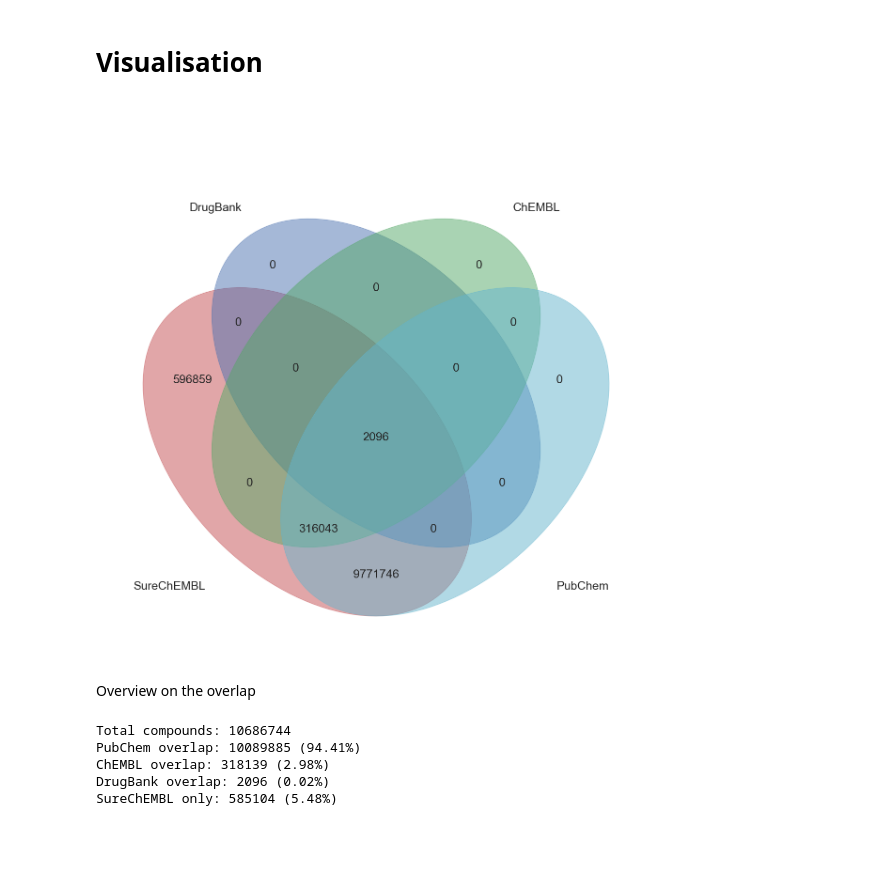
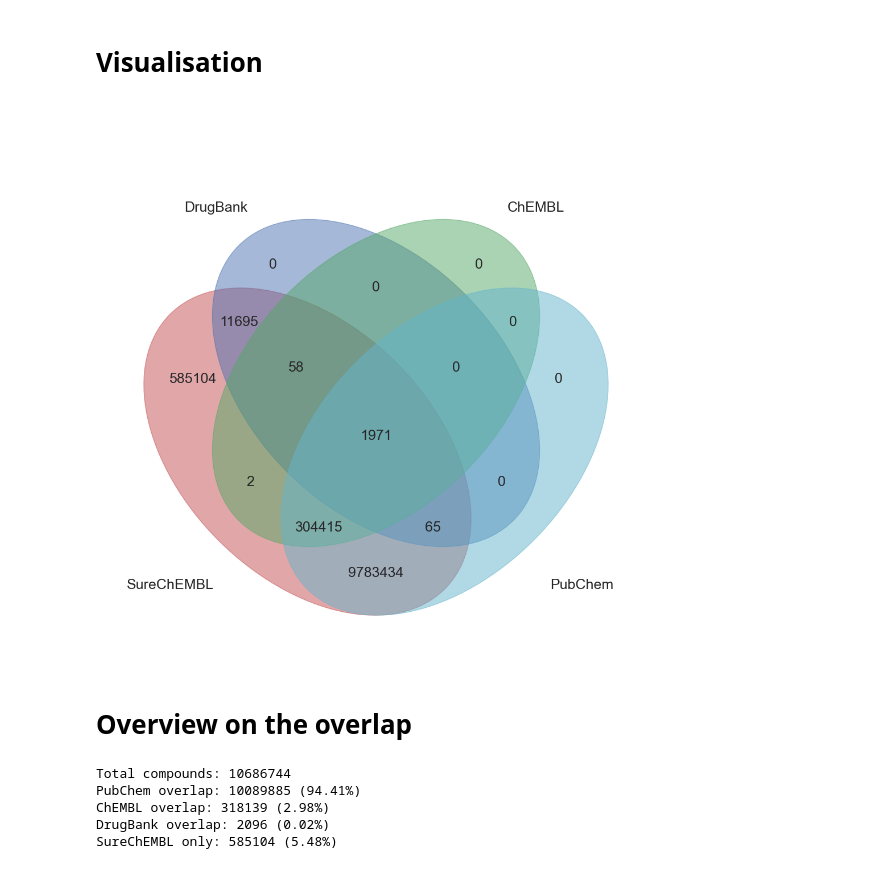
Before and after one commit to Fraunhofer-ITMP/patent-clinical-candidate-characteristics, a Jupyter notebook: notebooks/3_1_chemical_database_overlap.ipynb, the cells around one changed output. Drawn from its saved outputs; the diff is of its cells as text; code cells hidden in the pictures; blank space fills up the shorter version.

Commit message:
update figure 2

```diff
--- a/notebooks/3_1_chemical_database_overlap.ipynb
+++ b/notebooks/3_1_chemical_database_overlap.ipynb
@@ -13,7 +11,5 @@ import matplotlib.pyplot as plt
 
 from utils import venn4
-# %%
-sns.set(context='paper', style='white')
 # %% [markdown]
 # Add path constants
 # %%
@@ -38,7 +35,7 @@ len(surechembl_cpds)
 10686744
 # %%
 # PubChem
-pubchem_df = pd.read_parquet(f'{DATA_DIR}/surechembl_pubchem_map.pq.gzip')
+pubchem_df = pd.read_parquet(f'{PROCESSED_DIR}/surechembl_pubchem_map.pq.gzip')
 pubchem_df = pubchem_df[pubchem_df['inchikey'].isin(surechembl_cpds)]
 pubchem_df.head(2)
 # %% [output]
@@ -47,7 +44,7 @@ pubchem_df.head(2)
 | 1 | 2 | InChI=1S/C9H17NO4/c1-7(11)14-8(5-... | RDHQFKQIGNGIED-UHFFFAOYSA-O |
 # %%
 # ChEMBL
-chembl_df = pd.read_parquet(f'{DATA_DIR}/chembl.pq.gzip')
+chembl_df = pd.read_parquet(f'{PROCESSED_DIR}/chembl.pq.gzip')
 chembl_df = chembl_df[chembl_df['inchikey'].isin(surechembl_cpds)]
 chembl_df.head(2)
 # %% [output]
@@ -81,14 +78,13 @@ DrugBank: 2096
 # Visualisation
 # %%
 venn4(
-    data=[range(len(surechembl_cpds)), range(len(pubchem_cpds)), range(len(chembl_cpds)), range(len(drugbank_cpds))],
+    data=[surechembl_cpds, pubchem_cpds, chembl_cpds, drugbank_cpds],
     names=["SureChEMBL", "PubChem", "ChEMBL", "DrugBank"],
-    figsize=(12,12)
 )
 # %% [output]
-[figure, old version]
+[figure, new version]
 # %% [markdown]
-Overview on the overlap
+# Overview on the overlap
 # %%
 total_compounds = len(surechembl_cpds)
 print(f'Total compounds: {total_compounds}')
```
Also changed, not shown: parts of 3 cells of this notebook, 1 other file.
